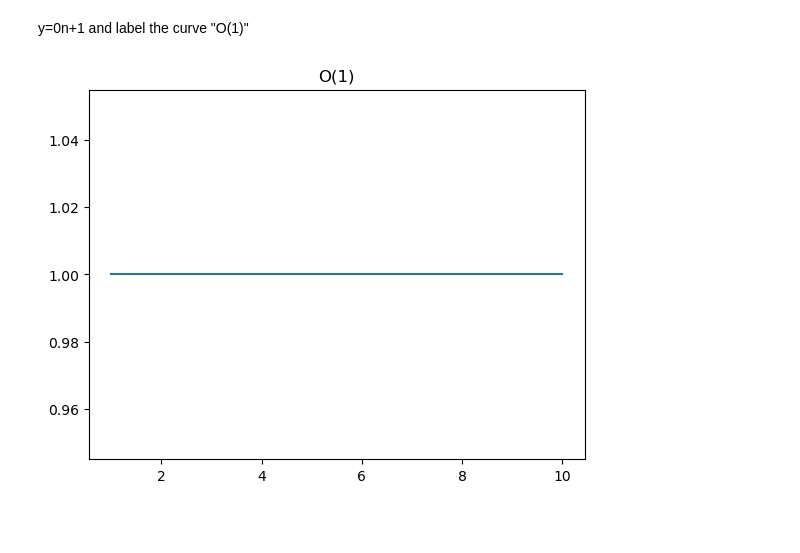
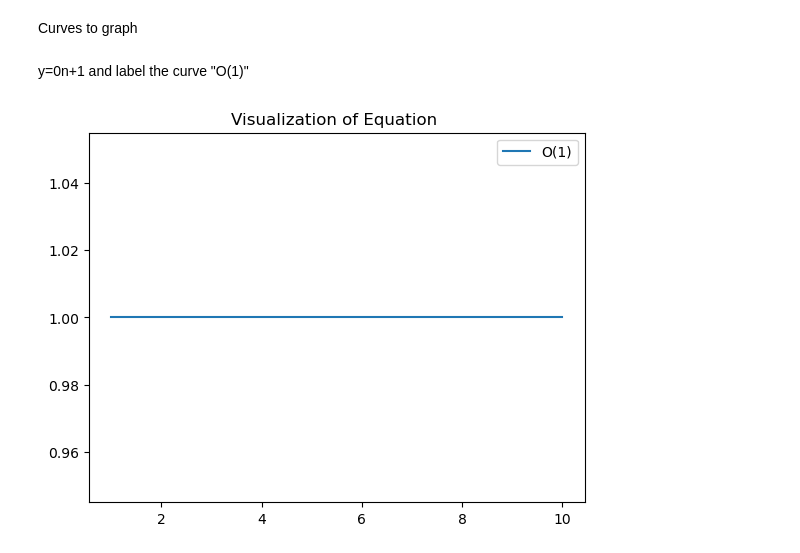
Before and after one commit to Adam-Harris87/numpy-pandas-visualization-exercises, a Jupyter notebook: big_o_notation.ipynb, the cells around one changed output. Saved outputs shown, nothing was run; the diff lists cells and outputs as text; code cells hidden in the pictures; blank space fills up the shorter version.

```diff
--- a/big_o_notation.ipynb
+++ b/big_o_notation.ipynb
@@ -19,12 +55,14 @@ import math
+# %% [markdown]
+Curves to graph
 # %% [markdown]
 y=0n+1
  and label the curve "O(1)"
-# %%
-x = [x for x in range(1,11)]
-y = [0 * x + 1 for x in x]
-
-plt.plot(x, y)
-plt.text('O(1)')
-plt.show();
-# %% [output]
-[figure, removed]
+# %%
+
+plt.plot(x1, y1, label='O(1)')
+# plt.text(6, 1.001, 'O(1)')
+plt.title('Visualization of Equation ')
+plt.legend()
+plt.show();
+# %% [output]
+[figure, added]
```
Also changed, not shown: parts of 17 cells of this notebook, 2 other files.
